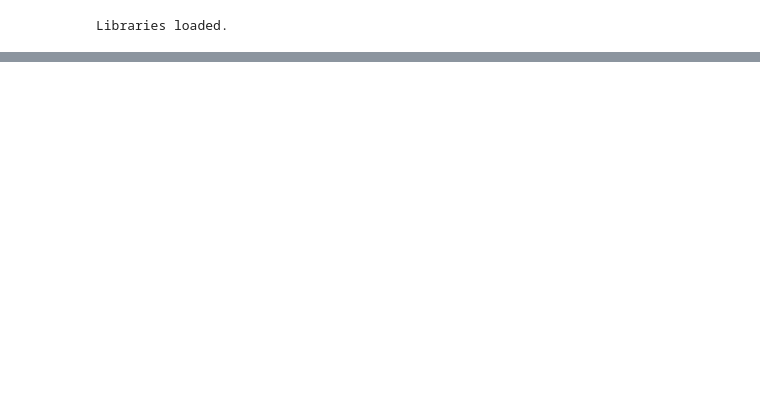
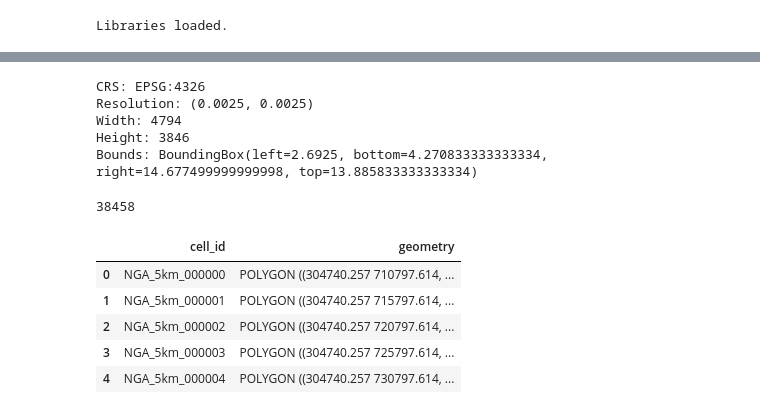
Before and after one commit to Ayaaaa331/Nigeria-cdr-project, a Jupyter notebook: notebooks/03_terrain_processing.ipynb, the cells around one changed output, grey strips where cells are left out. Drawn from its saved outputs; the diff is of its cells as text; code cells hidden in the pictures; blank space fills up the shorter version.

```diff
--- a/notebooks/03_terrain_processing.ipynb
+++ b/notebooks/03_terrain_processing.ipynb
@@ -22,0 +234,58 @@ EPSG:4326
+# %%
+with rasterio.open(dem_mosaic_path) as src:
+    print("CRS:", src.crs)
+    print("Resolution:", src.res)
+    print("Width:", src.width)
+    print("Height:", src.height)
+    print("Bounds:", src.bounds)
+# %% [output]
+CRS: EPSG:4326
+Resolution: (0.0025, 0.0025)
+Width: 4794
+Height: 3846
+Bounds: BoundingBox(left=2.6925, bottom=4.270833333333334, right=14.677499999999998, top=13.885833333333334)
+# %%
+from shapely.geometry import box
+
+boundary_path = Path("../data/raw/boundaries/geoBoundaries-NGA-ADM0_simplified.geojson")
+nigeria = gpd.read_file(boundary_path)
+
+nigeria_3857 = nigeria.to_crs("EPSG:3857")
+
+minx, miny, maxx, maxy = nigeria_3857.total_bounds
+grid_size = 5000
+
+cells = []
+cell_ids = []
+cell_id = 0
+
+x = minx
+while x < maxx:
+    y = miny
+    while y < maxy:
+        grid_cell = box(x, y, x + grid_size, y + grid_size)
+
+        if nigeria_3857.intersects(grid_cell).any():
+            cells.append(grid_cell)
+            cell_ids.append(f"NGA_5km_{cell_id:06d}")
+            cell_id += 1
+
+        y += grid_size
+    x += grid_size
+
+grid_5km = gpd.GeoDataFrame(
+    {"cell_id": cell_ids},
+    geometry=cells,
+    crs="EPSG:3857"
+)
+
+print(len(grid_5km))
+grid_5km.head()
+# %% [output]
+38458
+|  | cell_id | geometry |
+| 0 | NGA_5km_000000 | POLYGON ((304740.257 710797.614, ... |
+| 1 | NGA_5km_000001 | POLYGON ((304740.257 715797.614, ... |
+| 2 | NGA_5km_000002 | POLYGON ((304740.257 720797.614, ... |
+| 3 | NGA_5km_000003 | POLYGON ((304740.257 725797.614, ... |
+| 4 | NGA_5km_000004 | POLYGON ((304740.257 730797.614, ... |
```
Also changed, not shown: parts of 25 cells of this notebook, 2 other files.
